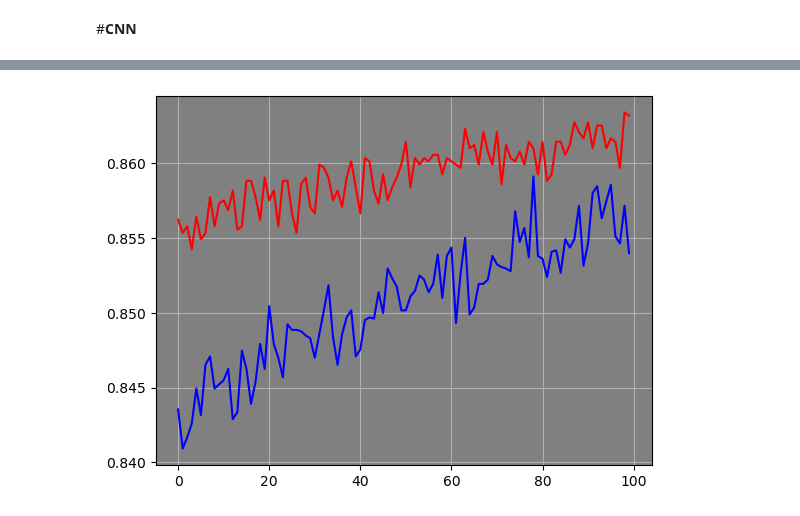
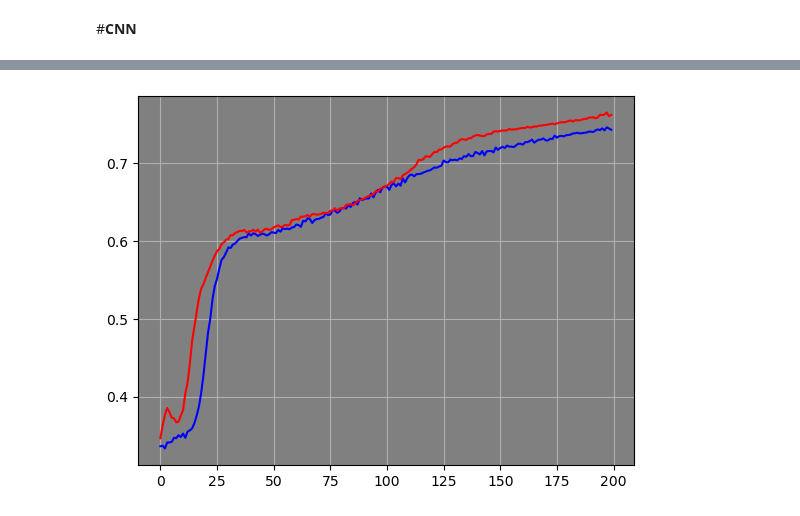
Before and after one commit to FaridRash/DATA-MINING-MACHINE-LEARNING-semester-2-, a Jupyter notebook: The Final Project/Notebooks/Farid/Farid_CNN_linux.ipynb, the cells around one changed output, grey strips where cells are left out. Saved outputs shown, nothing was run; the diff lists cells and outputs as text; code cells hidden in the pictures.

```diff
--- a/The Final Project/Notebooks/Farid/Farid_CNN_linux.ipynb
+++ b/The Final Project/Notebooks/Farid/Farid_CNN_linux.ipynb
@@ -250,8 +226,11 @@ augmented_class_2_labels = np.array(augmented_class_2_labels)
 augmented_class_1_data = np.array(augmented_class_1_data)
 augmented_class_1_labels = np.array(augmented_class_1_labels)
 
-final_data = np.concatenate((filtered_data, augmented_class_2_data, augmented_class_1_data), axis=0)
-final_labels = np.concatenate((filtered_labels, augmented_class_2_labels, augmented_class_1_labels), axis=0)
+augmented_class_0_data = np.array(augmented_class_0_data)
+augmented_class_0_labels = np.array(augmented_class_0_labels)
+
+final_data = np.concatenate((data_cropped, augmented_class_2_data, augmented_class_1_data, augmented_class_0_data), axis=0)
+final_labels = np.concatenate((labels, augmented_class_2_labels, augmented_class_1_labels, augmented_class_0_labels), axis=0)
 # %%
 print("Final data shape:", augmented_class_1_data.shape)
 print("Final labels shape:", augmented_class_2_data.shape)
@@ -344,6 +323,8 @@ model_cnn.add(keras.layers.Dense(units=128, activation='relu'))
 model_cnn.add(keras.layers.Dropout(0.4))
 model_cnn.add(keras.layers.Dense(units=128, activation='relu'))
 model_cnn.add(keras.layers.Dropout(0.4))
+model_cnn.add(keras.layers.Dense(units=128, activation='relu'))
+model_cnn.add(keras.layers.Dropout(0.4))
 
 
 
@@ -352,7 +333,7 @@ model_cnn.add(keras.layers.Dense(units=3, activation=keras.activations.softmax))
 
 
 #Model Compiling
-optimizer = keras.optimizers.Adam(learning_rate=0.00002)
+optimizer = keras.optimizers.Adam(learning_rate=0.00001)
 loss = keras.losses.SparseCategoricalCrossentropy()
 metric = [keras.metrics.CategoricalAccuracy()]
 
@@ -380,9 +361,9 @@ Trainable params: 214,787
 Non-trainable params: 0
 _________________________________________________________________
 # %%
-early_stopping = tf.keras.callbacks.EarlyStopping(monitor='val_loss', patience=75, restore_best_weights=True)
+early_stopping = tf.keras.callbacks.EarlyStopping(monitor='val_loss', patience=50, restore_best_weights=True)
 # %%
 start = time.perf_counter()
-hist = model_cnn.fit(x_train, y_train, batch_size=512, epochs=300, validation_data=(x_test, y_test), callbacks=[early_stopping])
+hist = model_cnn.fit(x_train, y_train, batch_size=512, epochs=200, validation_data=(x_test, y_test), callbacks=[early_stopping])
 end = time.perf_counter()
 # %% [output]
@@ -439,15 +410,15 @@ plt.show()
 # %%
-acc_train = hist.history['accuracy'][200:]
-acc_test = hist.history['val_accuracy'][200:]
+acc_train = hist.history['accuracy']
+acc_test = hist.history['val_accuracy']
 
 plt.axes().set_facecolor('gray')
 plt.grid('True')
 
 
 plt.plot(acc_train, color='blue', label='Train acc');
 plt.plot(acc_test, color='red', label='Test acc');
 # %% [output]
-[figure, old version]
+[figure, new version]
 # %%
 loss_train = hist.history['loss']
 loss_test = hist.history['val_loss']
```
Also changed, not shown: parts of 19 cells of this notebook.
